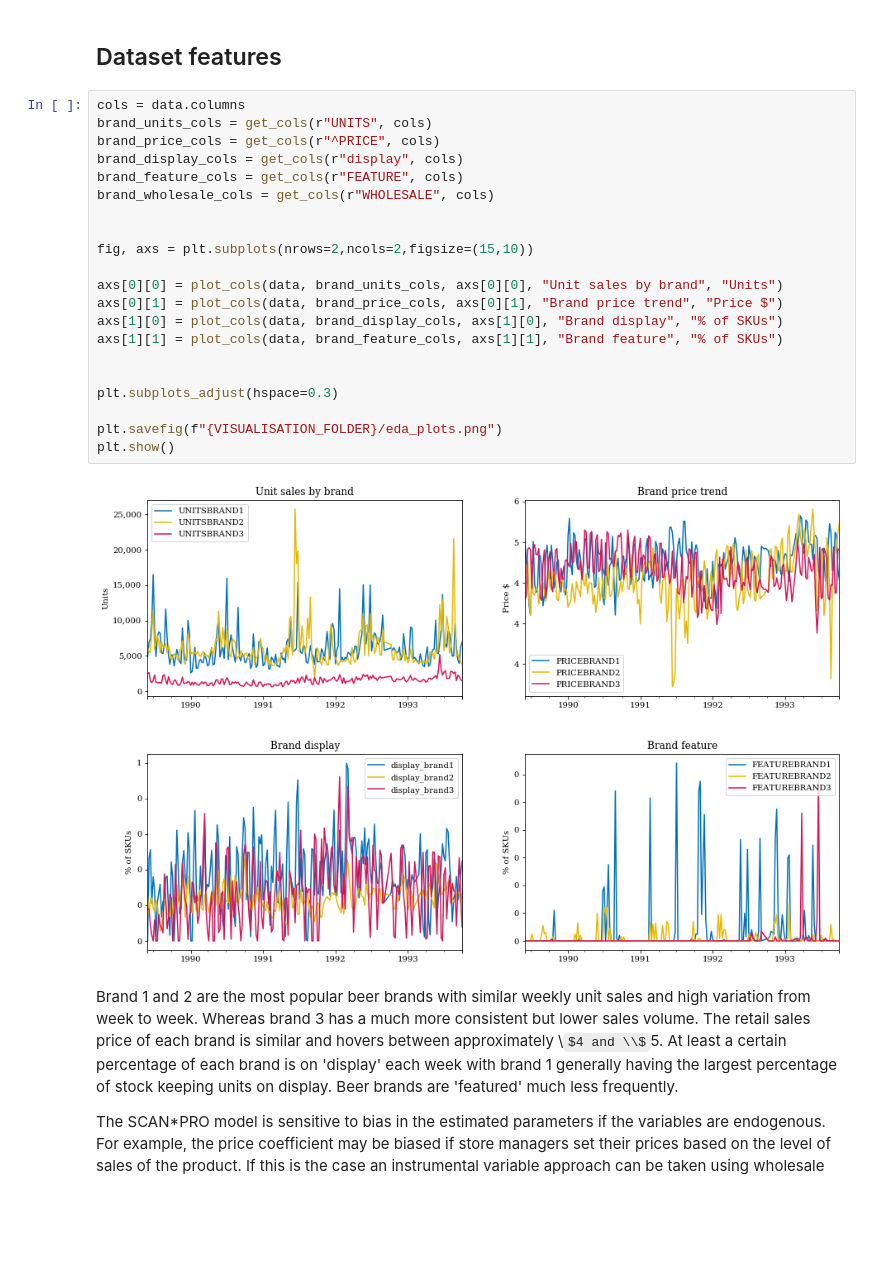
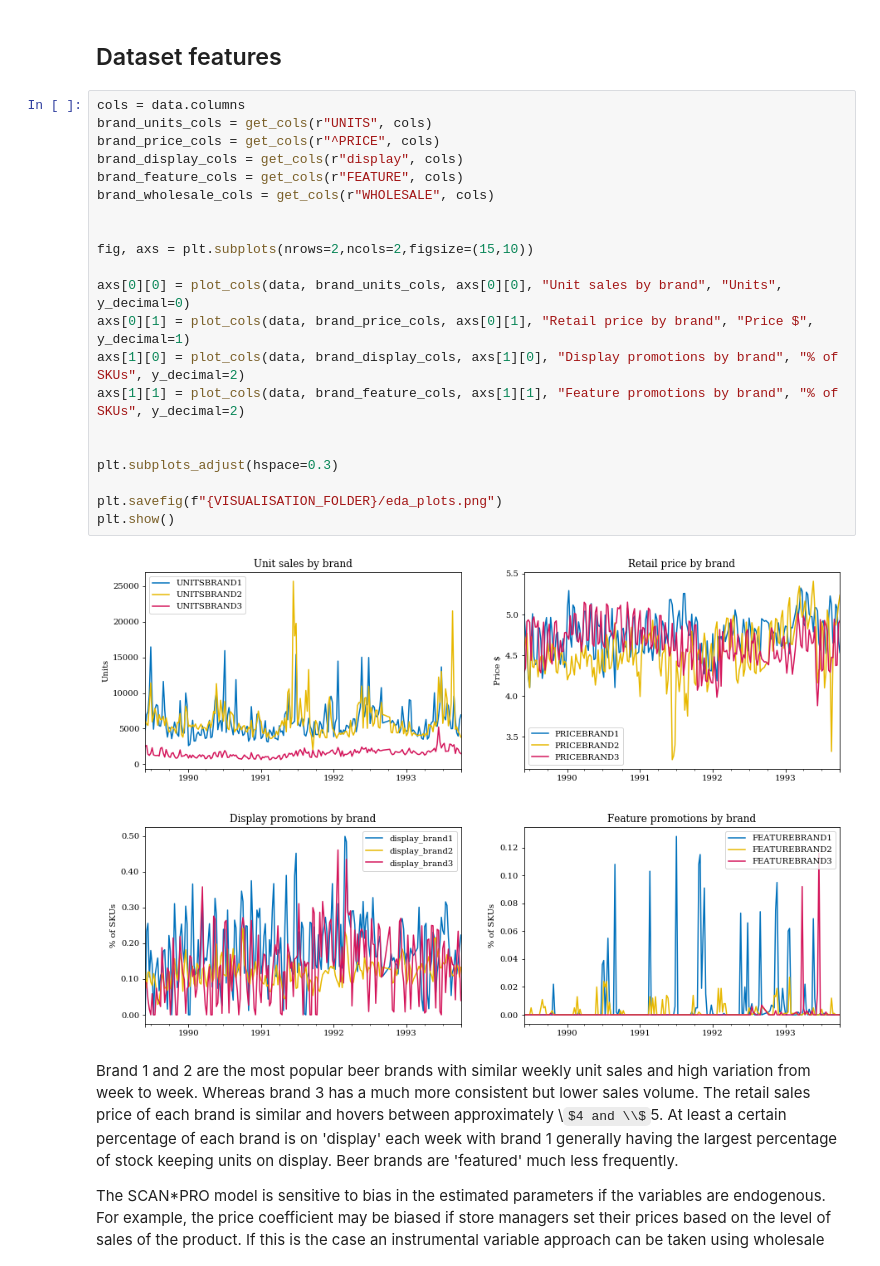
Before and after one commit to julian-west/marketing-resource-allocation, a Jupyter notebook: notebooks/01_regression_modelling.ipynb, the cells around one changed output. Cells and saved outputs as stored; diff of their text form; some formulas as TeX source; blank space fills up the shorter version.

```diff
--- a/notebooks/01_regression_modelling.ipynb
+++ b/notebooks/01_regression_modelling.ipynb
@@ -130,26 +130,26 @@ data.describe().T
 # %%
 cols = data.columns
 brand_units_cols = get_cols(r"UNITS", cols)
 brand_price_cols = get_cols(r"^PRICE", cols)
 brand_display_cols = get_cols(r"display", cols)
 brand_feature_cols = get_cols(r"FEATURE", cols)
 brand_wholesale_cols = get_cols(r"WHOLESALE", cols)
 
 
 fig, axs = plt.subplots(nrows=2,ncols=2,figsize=(15,10))
 
-axs[0][0] = plot_cols(data, brand_units_cols, axs[0][0], "Unit sales by brand", "Units")
-axs[0][1] = plot_cols(data, brand_price_cols, axs[0][1], "Brand price trend", "Price $")
-axs[1][0] = plot_cols(data, brand_display_cols, axs[1][0], "Brand display", "% of SKUs")
-axs[1][1] = plot_cols(data, brand_feature_cols, axs[1][1], "Brand feature", "% of SKUs")
+axs[0][0] = plot_cols(data, brand_units_cols, axs[0][0], "Unit sales by brand", "Units", y_decimal=0)
+axs[0][1] = plot_cols(data, brand_price_cols, axs[0][1], "Retail price by brand", "Price $", y_decimal=1)
+axs[1][0] = plot_cols(data, brand_display_cols, axs[1][0], "Display promotions by brand", "% of SKUs", y_decimal=2)
+axs[1][1] = plot_cols(data, brand_feature_cols, axs[1][1], "Feature promotions by brand", "% of SKUs", y_decimal=2)
 
 
 plt.subplots_adjust(hspace=0.3)
 
 plt.savefig(f"{VISUALISATION_FOLDER}/eda_plots.png")
 plt.show()
 # %% [output]
-[figure, old version]
+[figure, new version]
 # %% [markdown]
 Brand 1 and 2 are the most popular beer brands with similar weekly unit sales and high variation from week to week. Whereas brand 3 has a much more consistent but lower sales volume. The retail sales price of each brand is similar and hovers between approximately \\$4 and \\$5. At least a certain percentage of each brand is on 'display' each week with brand 1 generally having the largest percentage of stock keeping units on display. Beer brands are 'featured' much less frequently.
 
```
Also changed, not shown: parts of 7 cells of this notebook, 11 other files.
